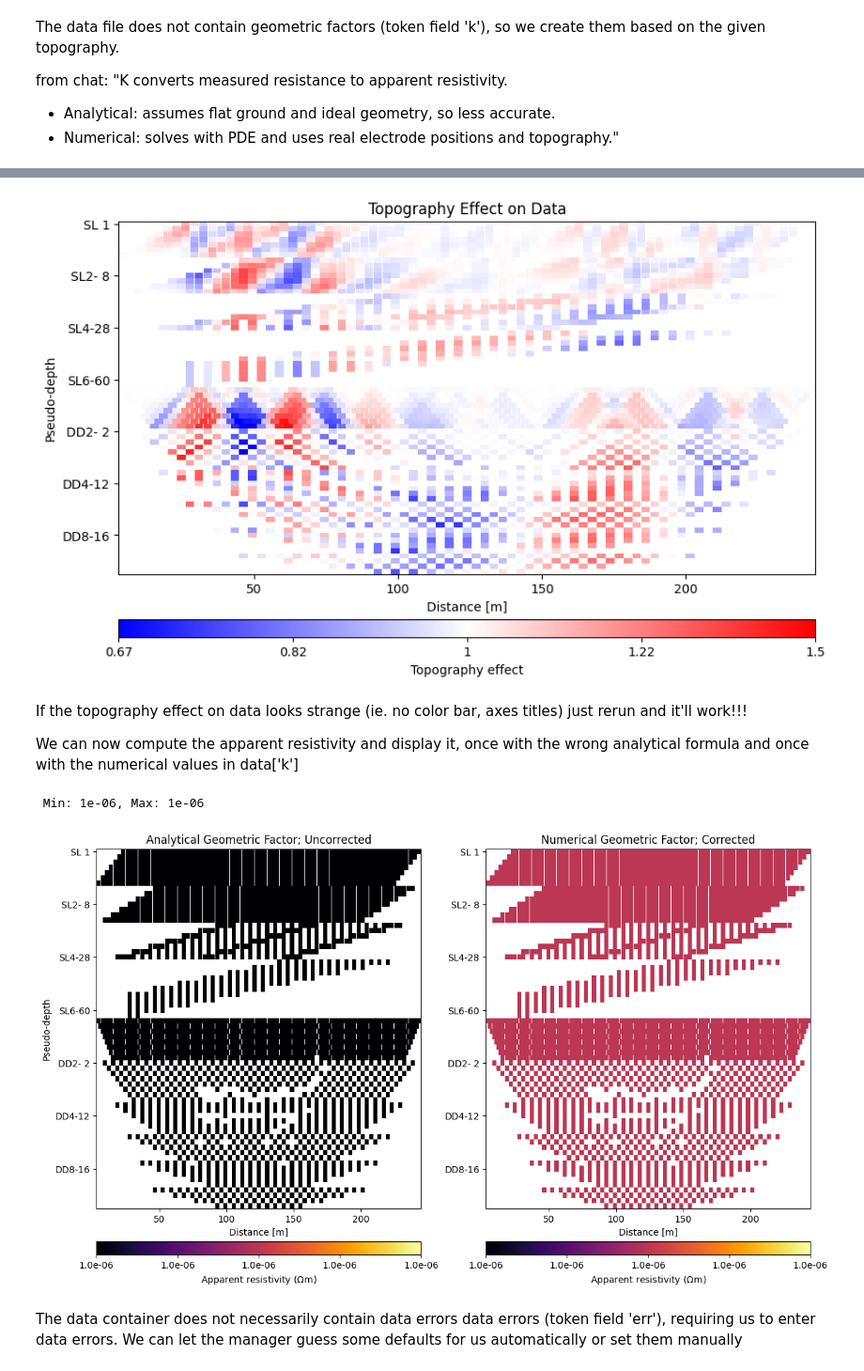
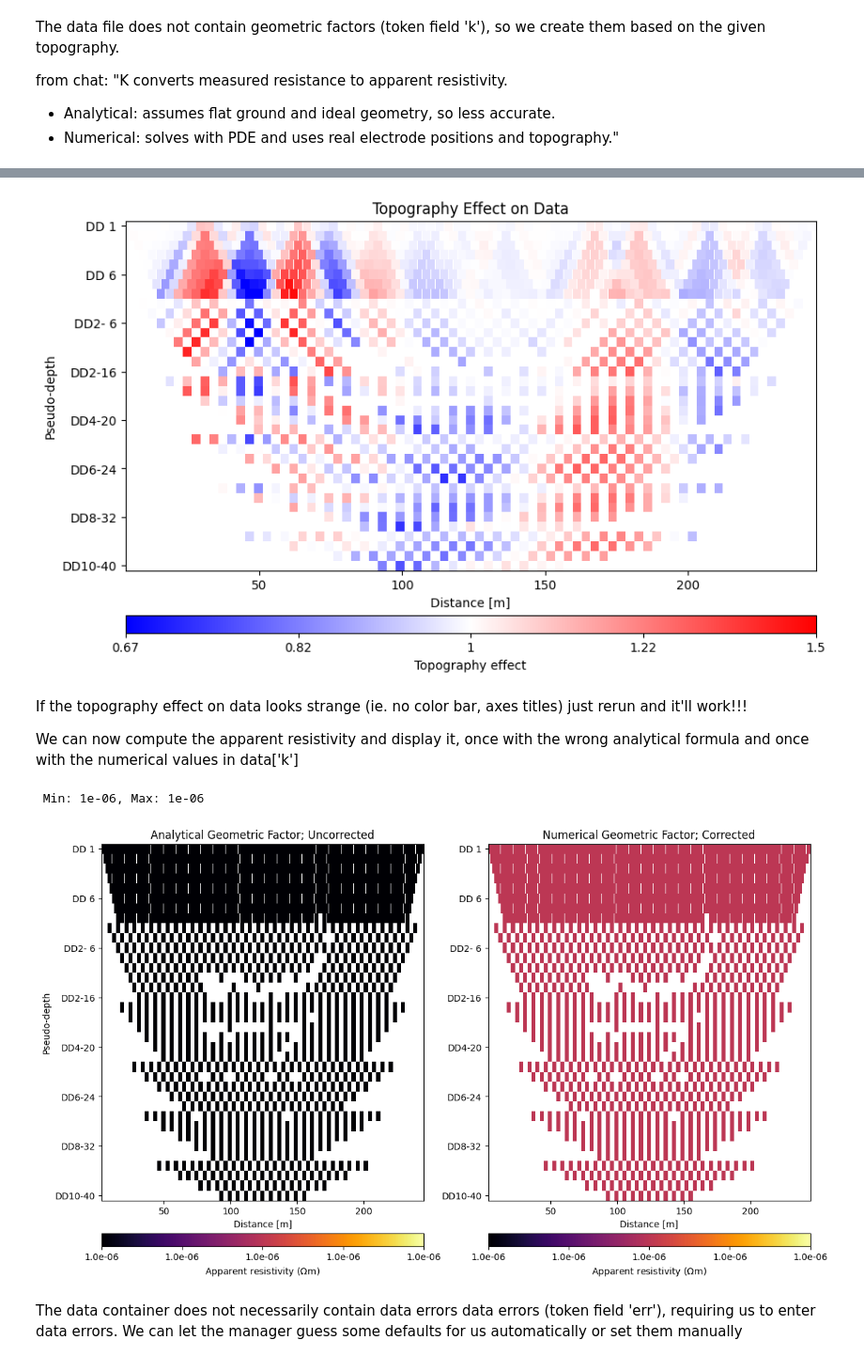
Before and after one commit to sydpas/erth370-w2026-sydpas, a Jupyter notebook: pygimex/ert/my_line06_DD.ipynb, the cells around one changed output, grey strips where cells are left out. Shown at 94% size. Cells and saved outputs as stored; diff of their text form; code cells hidden in the pictures.

Commit message:
changed some of the code to incorpoate no error for 6 but didnt rly do much...

```diff
--- a/pygimex/ert/my_line06_DD.ipynb
+++ b/pygimex/ert/my_line06_DD.ipynb
@@ -19,7 +19,7 @@ print(f'Directory: {os.getcwd()}')  # shows current working directory
 os.makedirs(r"figures/line06", exist_ok=True)
 os.makedirs(r"pygimex/ert/extra_files/line06", exist_ok=True)
 
-filename = r'C:\Users\sydne\git\erth370\erth370-w2026-sydpas\data\line06\Line06_Dipole-Dipole-Grad_NoNeg_Topo.dat'
+filename = r'C:\Users\sydne\git\erth370\erth370-w2026-sydpas\data\line06\Line06_Dipole-Dipole_NoNeg_Topo.dat'
 data = ert.load(filename)
 print(data)
 # %% [output]
@@ -134,7 +131,7 @@ ax.set_title('Topography Effect on Data');
 
 fig.savefig(r"figures/line06/topo_effect_on_data.png", dpi=300, bbox_inches='tight')
 # %% [output]
-[figure, old version]
+[figure, new version]
 # %% [markdown]
 If the topography effect on data looks strange (ie. no color bar, axes titles) just rerun and it'll work!!!
 
@@ -144,29 +141,33 @@ wrong analytical formula and once with the numerical values in data['k']
 # %%
 data['rhoa'] = data['r'] * data['k']  # uses numerical k; converts measured resistances to apparent resist
 
 # edit impossible negative or zero values
 data['rhoa'][data['rhoa'] <= 0] = 1e-6
+
+
+# adding in error for app resistiv values
+data.estimateError(relativeError=0.03, absoluteUError=5e-5)
 
 cmin = pg.min(data['rhoa'])
 cmax = pg.max(data['rhoa'])
 print(f' Min: {pg.min(data["rhoa"])}, Max: {pg.max(data["rhoa"])}')
 
 kw = dict(cMin=cmin, cMax=cmax)  # storing key/value pairs for colour scale
 fig, ax = plt.subplots(ncols=2, figsize=(14, 8))
 
 data.show(data['r']*k0, ax=ax[0], **kw, cMap='inferno',
           xlabel='Distance [m]', ylabel='Pseudo-depth');  # uses analytical k so assumes flat ground
 
 data.show(ax=ax[1], **kw, cMap='inferno',
           xlabel='Distance [m]')  # uses numerical k so adds topo
 
 ax[0].set_title('Analytical Geometric Factor; Uncorrected')  # analytical
 ax[1].set_title('Numerical Geometric Factor; Corrected');  # numerical
 
 fig.savefig(r"figures/line06/uncorrected_vs_corrected.png", dpi=300, bbox_inches='tight')
 # %% [output]
  Min: 1e-06, Max: 1e-06
-[figure, old version]
+[figure, new version]
 # %% [markdown]
 The data container does not necessarily contain data errors data errors
 (token field 'err'), requiring us to enter data errors. We can let the
```
Also changed, not shown: parts of 4 cells of this notebook, 1 other file.
